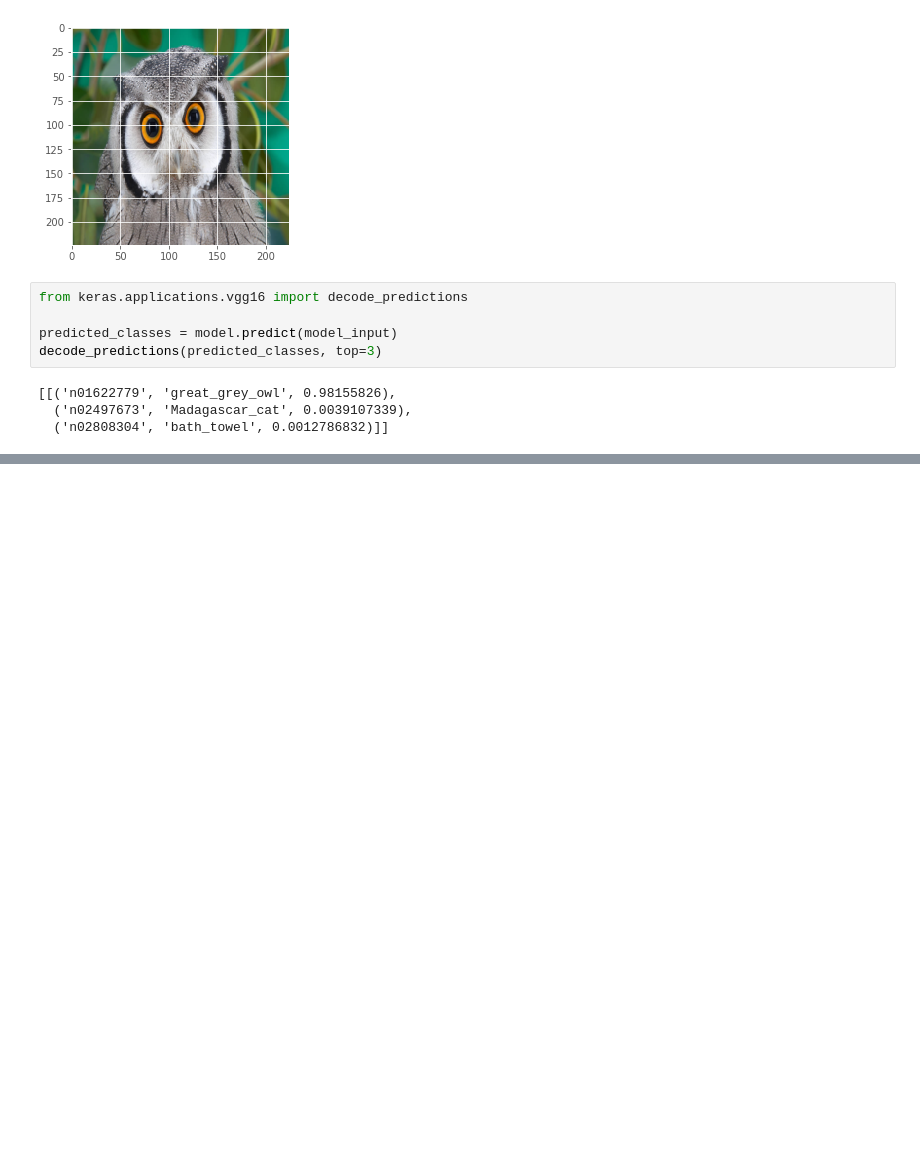
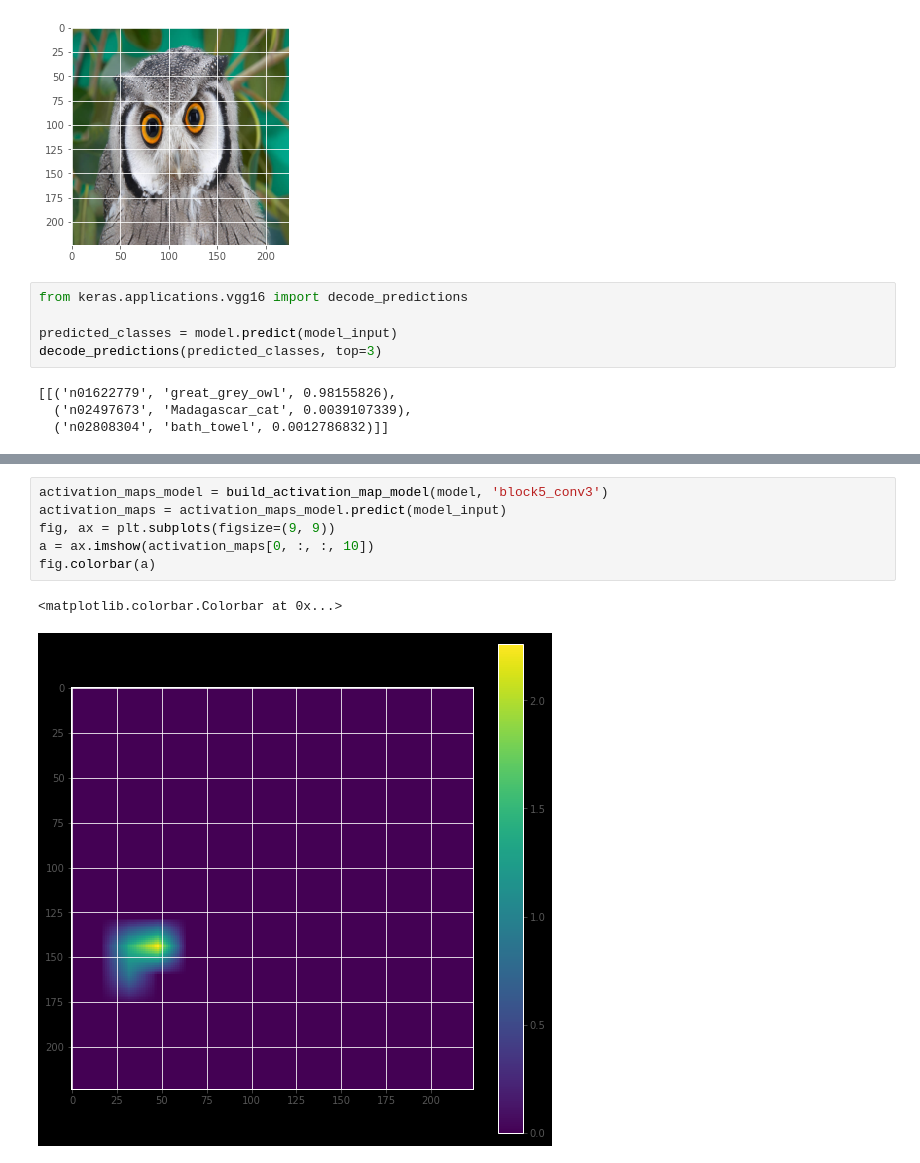
Before and after one commit to MulixBF/seminar-01-08-2017, a Jupyter notebook: 3. Визуализация работы сети.ipynb, the cells around one changed output, grey strips where cells are left out. Drawn from its saved outputs; the diff is of its cells as text; blank space fills up the shorter version.

```diff
--- a/3. Визуализация работы сети.ipynb
+++ b/3. Визуализация работы сети.ipynb
@@ -102,0 +123,9 @@ plt.imshow(activation_heatmap)
+# %%
+activation_maps_model = build_activation_map_model(model, 'block5_conv3')
+activation_maps = activation_maps_model.predict(model_input)
+fig, ax = plt.subplots(figsize=(9, 9))
+a = ax.imshow(activation_maps[0, :, :, 10])
+fig.colorbar(a)
+# %% [output]
+<matplotlib.colorbar.Colorbar at 0x...>
+[figure, added]
```
Also changed, not shown: parts of 14 cells of this notebook, 2 other files.
